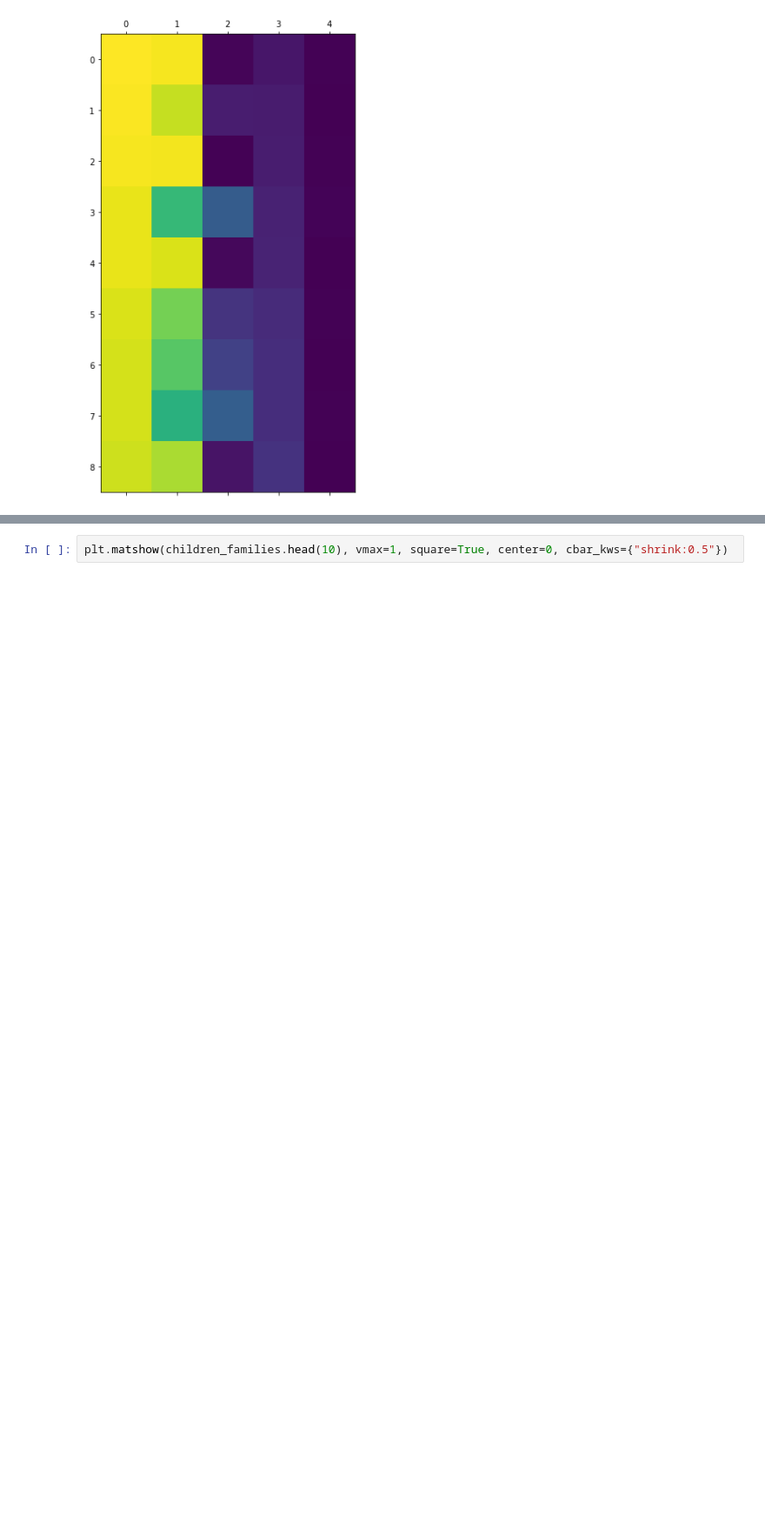
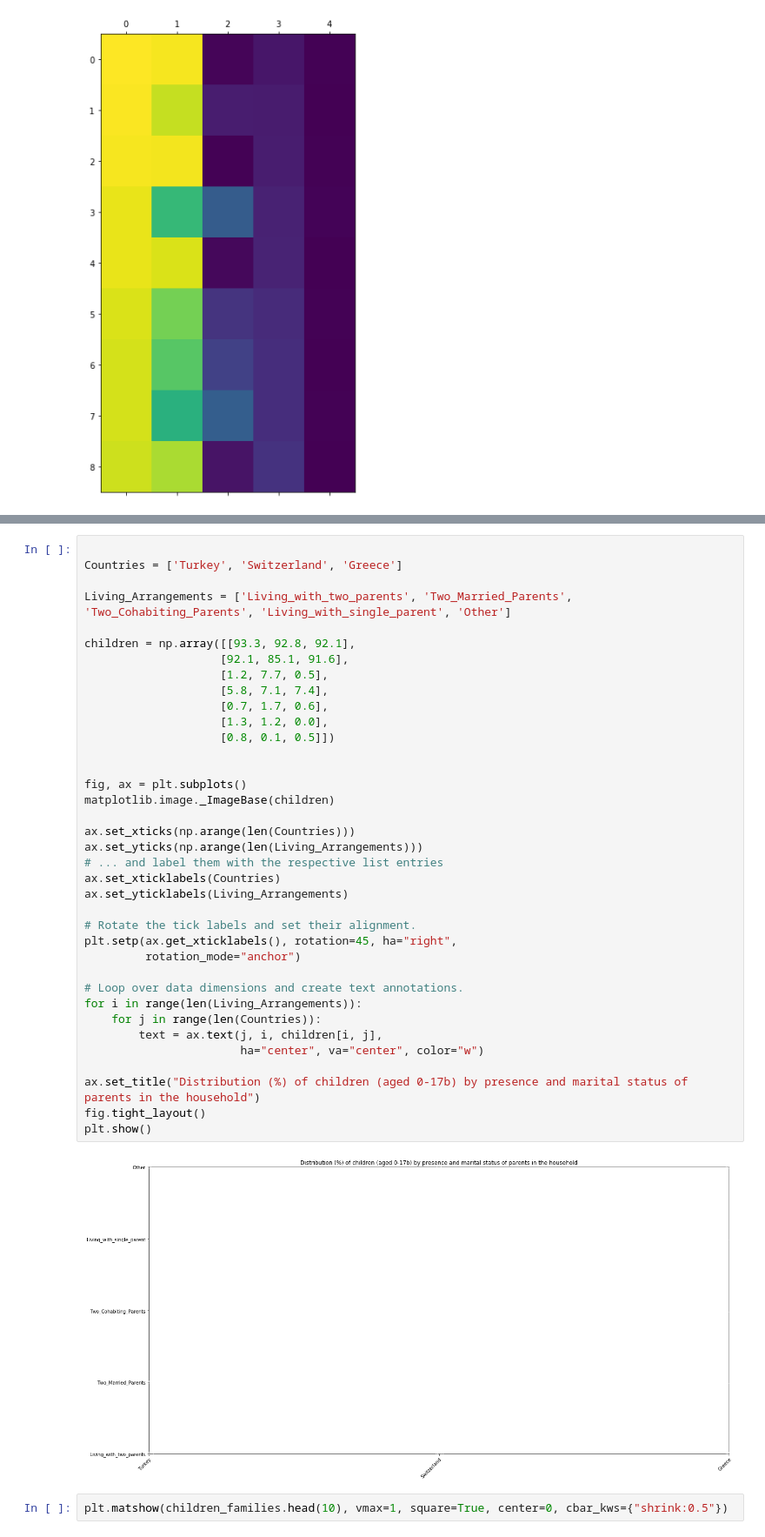
Before and after one commit to raphxcha/Open-data-project, a Jupyter notebook: basic_pandas.ipynb, the cells around one changed output, grey strips where cells are left out. Shown at 87% size. Cells and saved outputs as stored; diff of their text form; blank space fills up the shorter version.

```diff
--- a/basic_pandas.ipynb
+++ b/basic_pandas.ipynb
@@ -75,3 +172,42 @@ plt.matshow(children_families.head(10))
+# %%
+
+Countries = ['Turkey', 'Switzerland', 'Greece']
+
+Living_Arrangements = ['Living_with_two_parents', 'Two_Married_Parents', 'Two_Cohabiting_Parents', 'Living_with_single_parent', 'Other']
+
+children = np.array([[93.3, 92.8, 92.1],
+                    [92.1, 85.1, 91.6],
+                    [1.2, 7.7, 0.5],
+                    [5.8, 7.1, 7.4],
+                    [0.7, 1.7, 0.6],
+                    [1.3, 1.2, 0.0],
+                    [0.8, 0.1, 0.5]])
+
+
+fig, ax = plt.subplots()
+matplotlib.image._ImageBase(children)
+
+ax.set_xticks(np.arange(len(Countries)))
+ax.set_yticks(np.arange(len(Living_Arrangements)))
+# ... and label them with the respective list entries
+ax.set_xticklabels(Countries)
+ax.set_yticklabels(Living_Arrangements)
+
+# Rotate the tick labels and set their alignment.
+plt.setp(ax.get_xticklabels(), rotation=45, ha="right",
+         rotation_mode="anchor")
+
+# Loop over data dimensions and create text annotations.
+for i in range(len(Living_Arrangements)):
+    for j in range(len(Countries)):
+        text = ax.text(j, i, children[i, j],
+                       ha="center", va="center", color="w")
+
+ax.set_title("Distribution (%) of children (aged 0-17b) by presence and marital status of parents in the household")
+fig.tight_layout()
+plt.show()
+# %% [output]
+[figure, added]
 # %%
 plt.matshow(children_families.head(10), vmax=1, square=True, center=0, cbar_kws={"shrink:0.5"})
 # %% [output]
```
Also changed, not shown: parts of 5 cells of this notebook.
